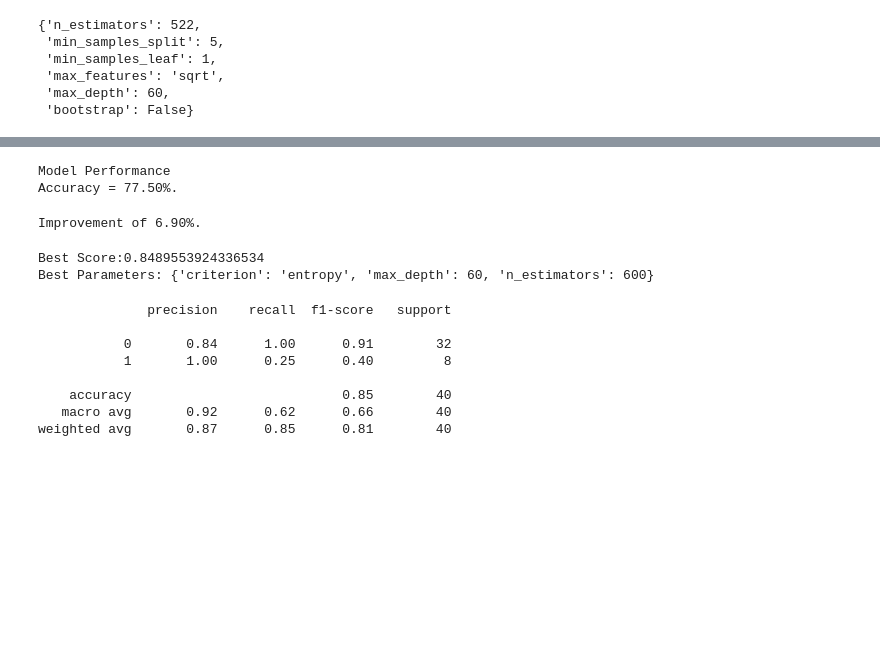
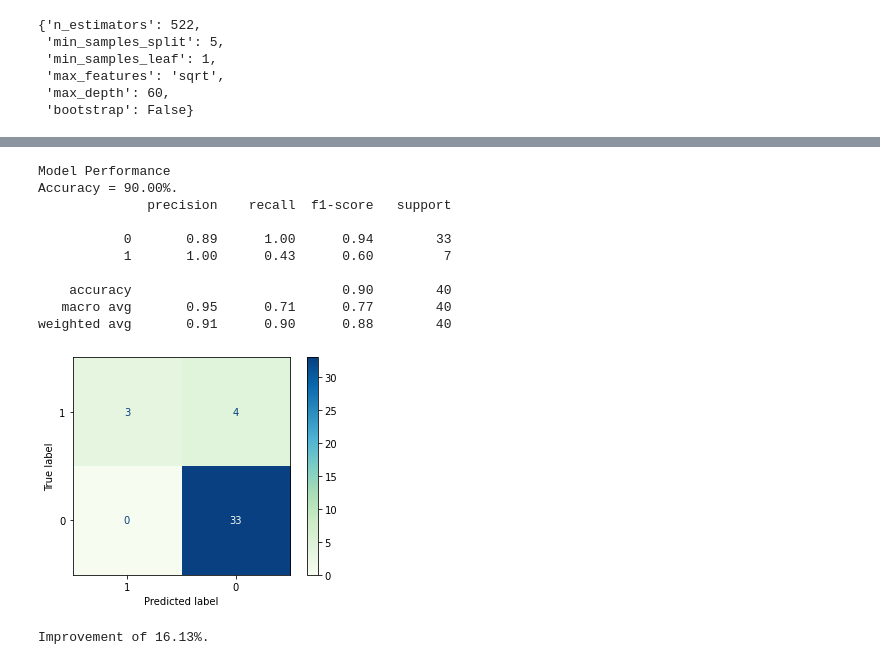
Before and after one commit to gaiamrc/BrugadaAI, a Jupyter notebook: BrugadaNets/RFC_event.ipynb, the cells around one changed output, grey strips where cells are left out. Saved outputs shown, nothing was run; the diff lists cells and outputs as text; code cells hidden in the pictures; blank space fills up the shorter version.

```diff
--- a/BrugadaNets/RFC_event.ipynb
+++ b/BrugadaNets/RFC_event.ipynb
@@ -276,33 +322,34 @@ Accuracy = 75.00%.
 # %%
 best_random = rf_random.best_estimator_
-random_accuracy = evaluate(best_random, X_test, y_test.values)
+random_perf = evaluate(best_random, X_test, y_test.values)
 # %% [output]
 Model Performance
-Accuracy = 77.50%.
+Accuracy = 90.00%.
+              precision    recall  f1-score   support
+
+           0       0.89      1.00      0.94        33
+           1       1.00      0.43      0.60         7
+
+    accuracy                           0.90        40
+   macro avg       0.95      0.71      0.77        40
+weighted avg       0.91      0.90      0.88        40
+[figure, added]
 # %%
-print('Improvement of {:0.2f}%.'.format( 100 * (random_accuracy - base_accuracy) / base_accuracy))
+print('Improvement of {:0.2f}%.'.format( 100 * (random_perf - base_perf) / base_perf))
 # %% [output]
-Improvement of 6.90%.
+Improvement of 16.13%.
 # %%
-rf = RandomForestClassifier(class_weight='balanced')
-rf_param_grid = {'n_estimators': [600], 'criterion': ['entropy'], 'max_depth': [60]}
+rf = RandomForestClassifier(random_state=42, class_weight='balanced_subsample')
+rf_param_grid = {'bootstrap': [True, False],
+                'n_estimators':[500, 600, 1000, 1500],
+                'max_features': [2, 3],
+                'min_samples_leaf': [1, 3, 4, 5],
+                'min_samples_split': [5, 8, 10, 12],
+                'max_depth':[60, 80, 90, 100, 150]}
 rf_cv= GridSearchCV(rf, rf_param_grid, scoring='accuracy', cv=7, n_jobs=-1)
 rf_cv.fit(X_train,y_train)
 
 print("Best Score:" + str(rf_cv.best_score_))
 print("Best Parameters: " + str(rf_cv.best_params_))
+
+crossval_perf = evaluate(rf_cv, X_test, y_test.values)
-# %% [output]
-Best Score:0.8489553924336534
-Best Parameters: {'criterion': 'entropy', 'max_depth': 60, 'n_estimators': 600}
-# %%
-y_pred = rf_cv.predict(X_test)
-print(classification_report(y_test, y_pred))
-# %% [output]
-              precision    recall  f1-score   support
-
-           0       0.84      1.00      0.91        32
-           1       1.00      0.25      0.40         8
-
-    accuracy                           0.85        40
-   macro avg       0.92      0.62      0.66        40
-weighted avg       0.87      0.85      0.81        40
```
Also changed, not shown: parts of 25 cells of this notebook.
